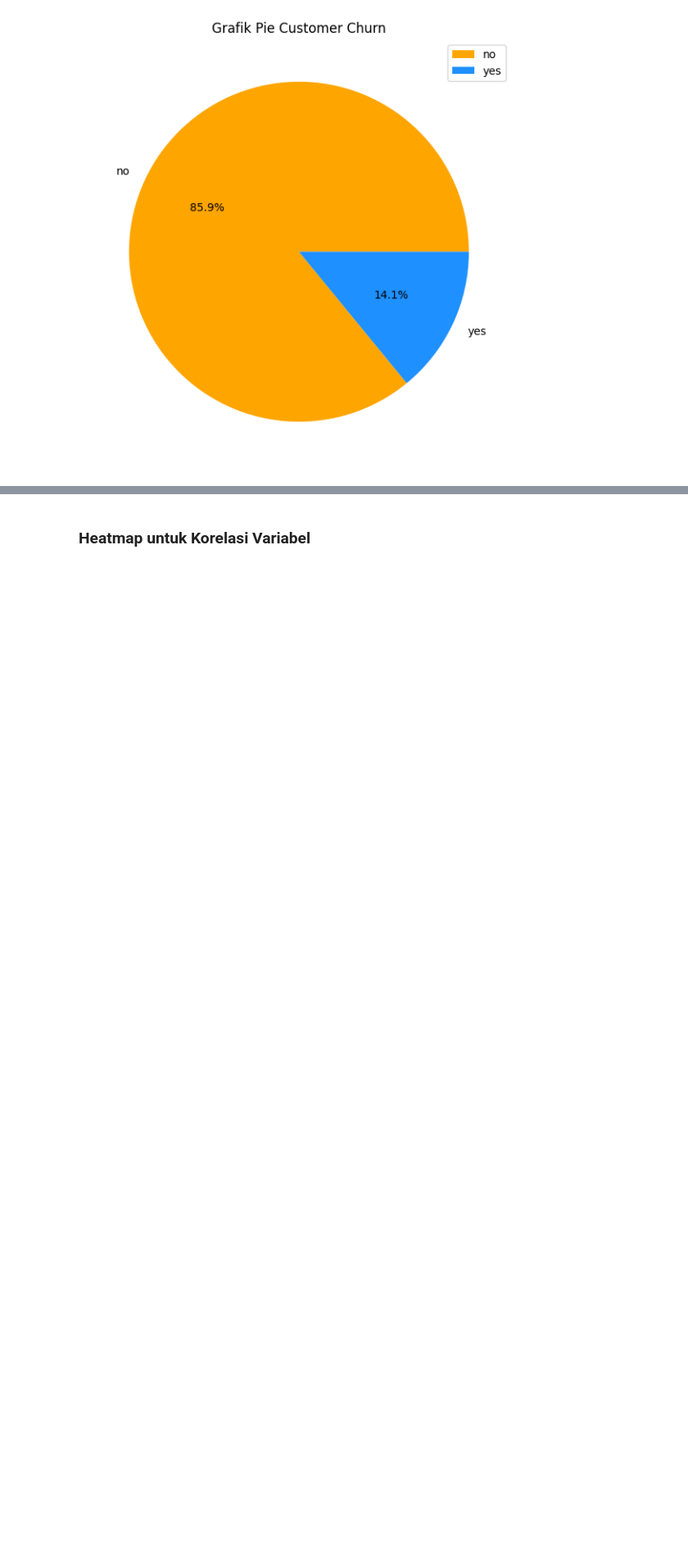
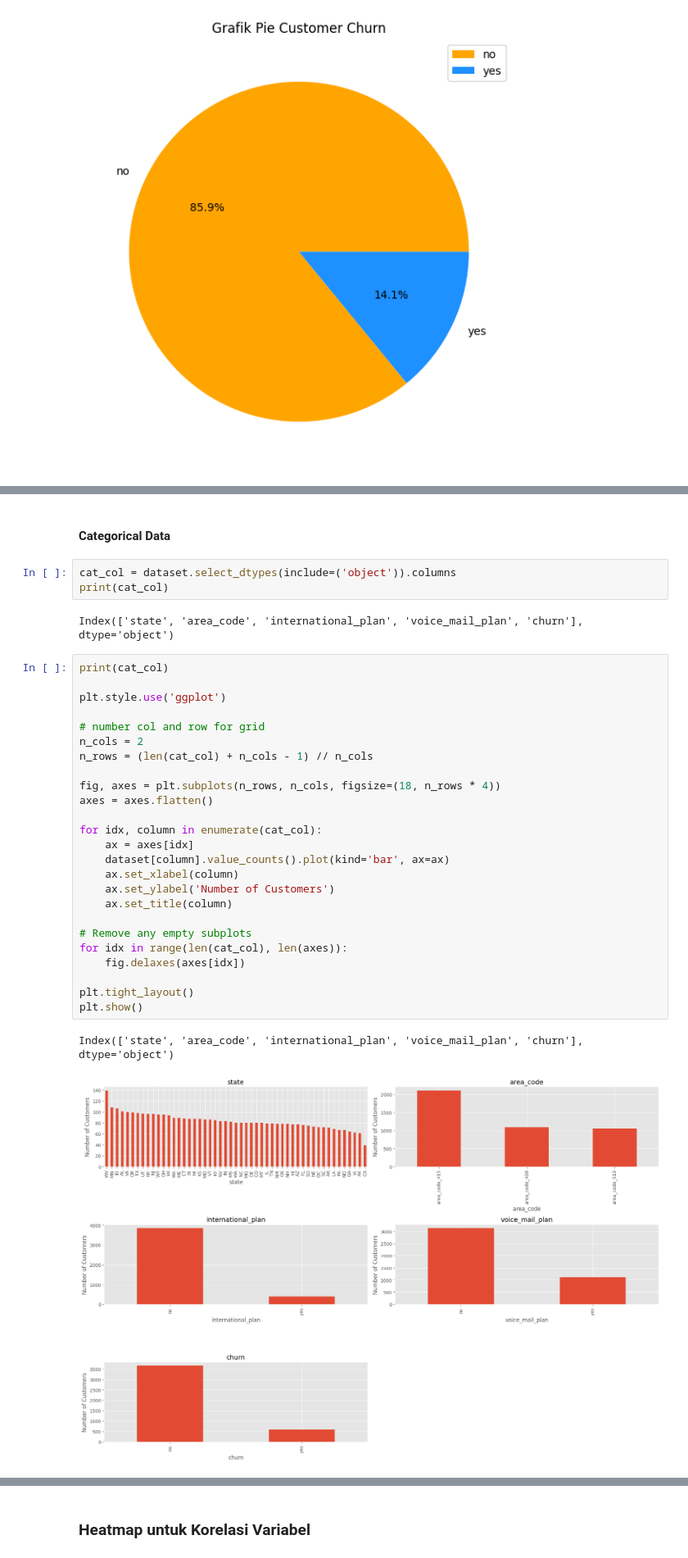
Before and after one commit to lukyg/Customer_Churn_Classification, a Jupyter notebook: customer_churn.ipynb, the cells around one changed output, grey strips where cells are left out. Shown at 82% size. Cells and saved outputs as stored; diff of their text form; blank space fills up the shorter version.

```diff
--- a/customer_churn.ipynb
+++ b/customer_churn.ipynb
@@ -215,0 +287,35 @@ Dilihat dari distribusi data variabel numerik, dapat dilihat bahwa number_vmail_
+# %% [markdown]
+#### Categorical Data
+# %%
+cat_col = dataset.select_dtypes(include=('object')).columns
+print(cat_col)
+# %% [output]
+Index(['state', 'area_code', 'international_plan', 'voice_mail_plan', 'churn'], dtype='object')
+# %%
+print(cat_col)
+
+plt.style.use('ggplot')
+
+# number col and row for grid
+n_cols = 2
+n_rows = (len(cat_col) + n_cols - 1) // n_cols
+
+fig, axes = plt.subplots(n_rows, n_cols, figsize=(18, n_rows * 4))
+axes = axes.flatten()
+
+for idx, column in enumerate(cat_col):
+    ax = axes[idx]
+    dataset[column].value_counts().plot(kind='bar', ax=ax)
+    ax.set_xlabel(column)
+    ax.set_ylabel('Number of Customers')
+    ax.set_title(column)
+
+# Remove any empty subplots
+for idx in range(len(cat_col), len(axes)):
+    fig.delaxes(axes[idx])
+
+plt.tight_layout()
+plt.show()
+# %% [output]
+Index(['state', 'area_code', 'international_plan', 'voice_mail_plan', 'churn'], dtype='object')
+[figure, added]
```
Also changed, not shown: parts of 64 cells of this notebook.
